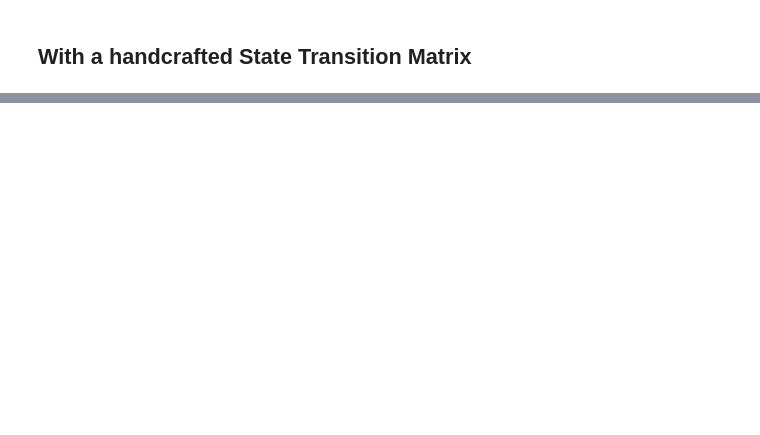
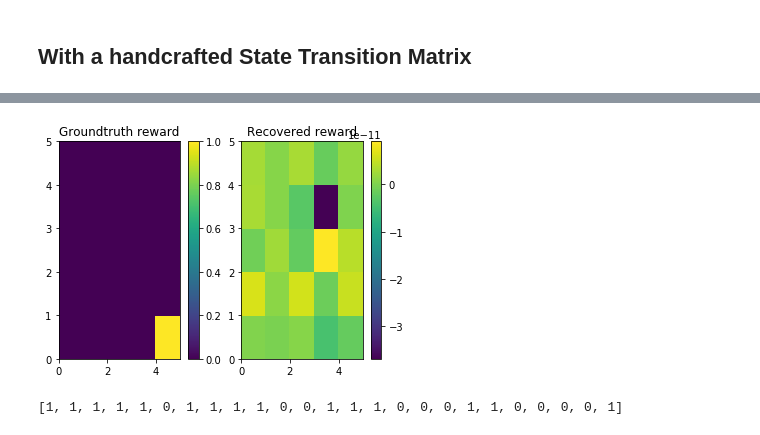
Before and after one commit to prraoo/reinforcement_learning, a Jupyter notebook: CCE/Project/FinalProject_InverseRL.ipynb, the cells around one changed output, grey strips where cells are left out. Cells and saved outputs as stored; diff of their text form; code cells hidden in the pictures; blank space fills up the shorter version.

```diff
--- a/CCE/Project/FinalProject_InverseRL.ipynb
+++ b/CCE/Project/FinalProject_InverseRL.ipynb
@@ -87,9 +176,9 @@ env.setTransitionMatrix(transition_matrix)
 state_action_matrix = np.random.random_sample((4,25)) # Q
 #init with 1.0e-10 to avoid division by zero
 running_mean_matrix = np.full((4,25), 1.0e-10)
-gamma = 0.999
-tot_epoch = 30
-print_epoch = 5
+gamma = 0.9
+tot_epoch = 30000
+print_epoch = 1000
 
 for epoch in range(tot_epoch):
     #Starting a new episode
@@ -135,6 +224,7 @@ for epoch in range(tot_epoch):
         policy_matrix = update_policy(episode_list,
                                       policy_matrix,
                                       state_action_matrix/running_mean_matrix)
+        final_policy = policy_matrix
 
     if(epoch % print_epoch == 0):
         print("------>",epoch % print_epoch)
@@ -149,6 +239,8 @@ for epoch in range(tot_epoch):
 #Time to check the utility matrix obtained
 print("Utility matrix after " + str(tot_epoch) + " iterations:")
 print(state_action_matrix / running_mean_matrix)
+print("Final policy:")
+print(final_policy)
 
 print("-------END--------")
 # %% [output]
@@ -269,0 +273,4 @@ def irl(n_states, n_actions, transition_probability, policy, discount, Rmax,
+# %%
+final_policy[final_policy==-1] = 0
+final_policy_list = final_policy.reshape(-1).astype(int)
+final_policy,final_policy_list
@@ -270,7 +285,7 @@ def irl(n_states, n_actions, transition_probability, policy, discount, Rmax,
 # %% [markdown]
 ## Random State Transition Matrix
 # %%
-random_state_transition_matrix = np.random.rand(25,25)
+random_state_transition_matrix = np.random.rand(25,4,25)
 random_state_transition_matrix = random_state_transition_matrix/ \
                                 random_state_transition_matrix.sum(axis=1)[:,None]
 random_state_transition_matrix.shape
@@ -280,0 +301,3 @@ random_state_transition_matrix.shape
+# %%
+r_random = irl(n_states=25,n_actions=4,transition_probability=random_state_transition_matrix,\
+    policy=final_policy_list,discount=0.2,Rmax=1,l1=5)
@@ -280,0 +314,16 @@ random_state_transition_matrix.shape
+# %%
+plt.subplot(1, 2, 1)
+plt.pcolor(reward_matrix)
+plt.colorbar()
+plt.title("Groundtruth reward")
+plt.subplot(1, 2, 2)
+plt.pcolor(r_random.reshape((5, 5)))
+plt.colorbar()
+plt.title("Recovered reward")
+plt.show()
+# %% [output]
+[figure, added]
+# %%
+policy
+# %% [output]
+[1, 1, 1, 1, 1, 0, 1, 1, 1, 1, 0, 0, 1, 1, 1, 0, 0, 0, 1, 1, 0, 0, 0, 0, 1]
```
Also changed, not shown: parts of 16 cells of this notebook, 1 other file.
